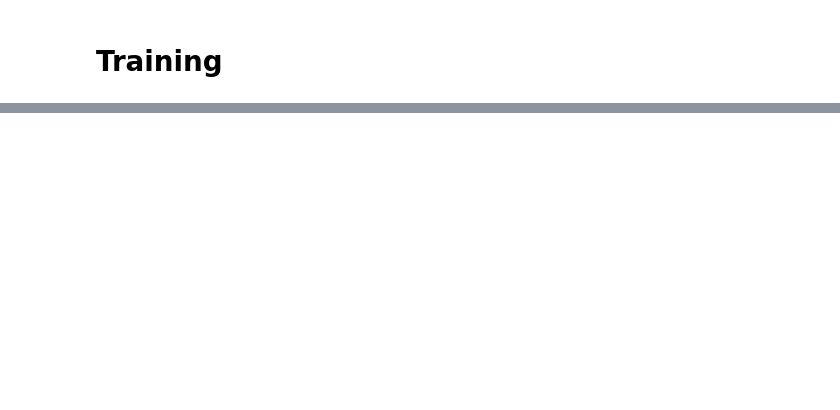
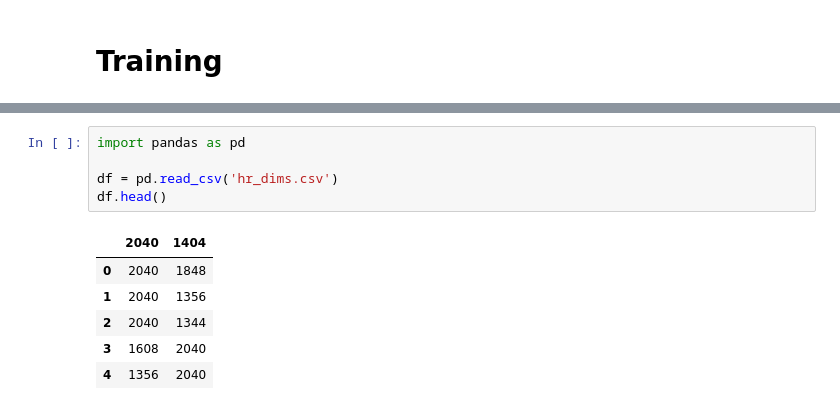
Before and after one commit to vincentbriat/Super-resolution-investigation, a Jupyter notebook: Revised_ESRGAN_from_scratch.ipynb, the cells around one changed output, grey strips where cells are left out. Drawn from its saved outputs; the diff is of its cells as text; blank space fills up the shorter version.

```diff
--- a/Revised_ESRGAN_from_scratch.ipynb
+++ b/Revised_ESRGAN_from_scratch.ipynb
@@ -402,0 +507,12 @@ trainer.writer.add_scalar('Test', 12, 0)
+# %%
+import pandas as pd
+
+df = pd.read_csv('hr_dims.csv')
+df.head()
+# %% [output]
+|  | 2040 | 1404 |
+| 0 | 2040 | 1848 |
+| 1 | 2040 | 1356 |
+| 2 | 2040 | 1344 |
+| 3 | 1608 | 2040 |
+| 4 | 1356 | 2040 |
```
Also changed, not shown: parts of 14 cells of this notebook, 1 other file.
